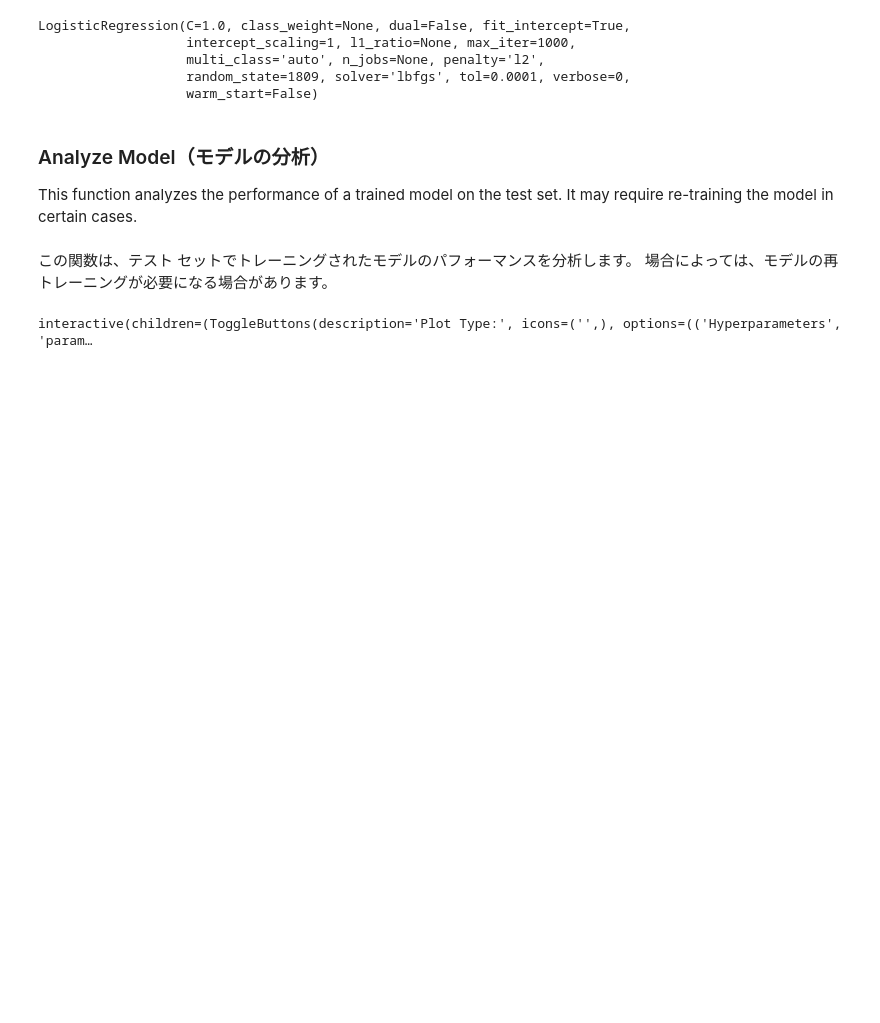
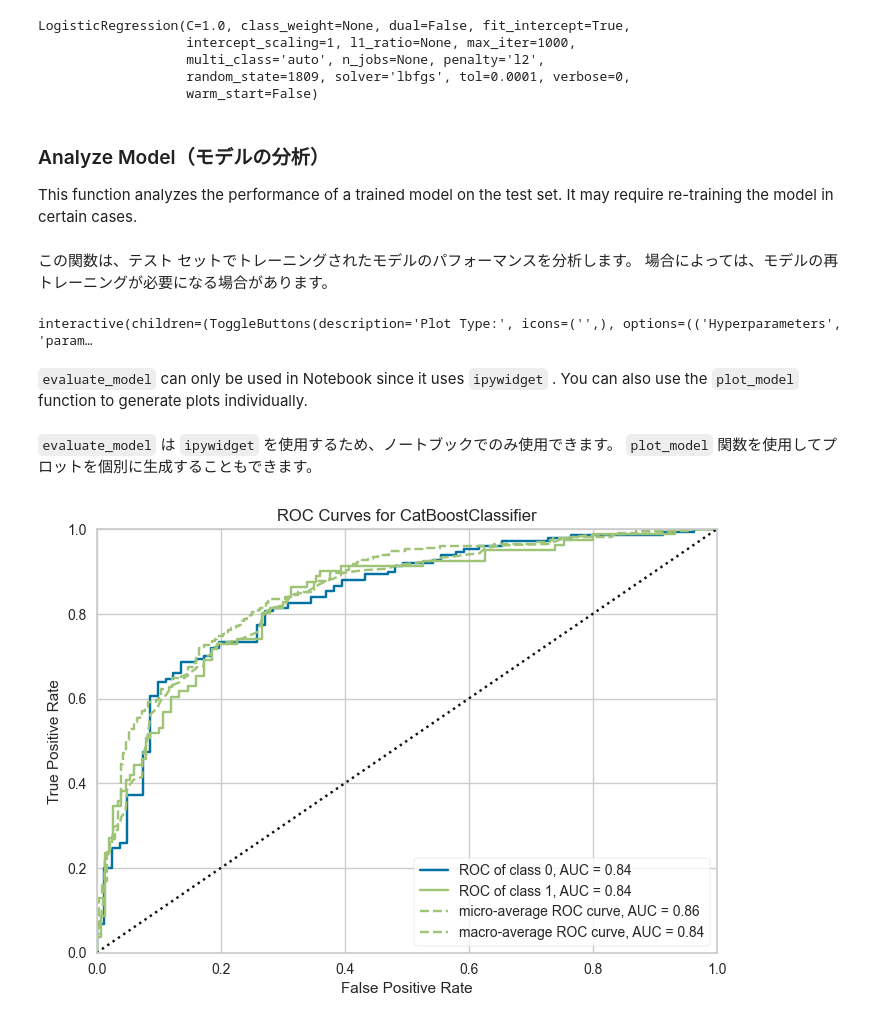
Before and after one commit to ginmaruGH/learn-pycaret, a Jupyter notebook: 00_quickstart/classifiction.ipynb, the cells around one changed output. Cells and saved outputs as stored; diff of their text form; code cells hidden in the pictures; blank space fills up the shorter version.

```diff
--- a/00_quickstart/classifiction.ipynb
+++ b/00_quickstart/classifiction.ipynb
@@ -102,3 +106,11 @@ This function analyzes the performance of a trained model on the test set. It ma
 evaluate_model(best)
 # %% [output]
 interactive(children=(ToggleButtons(description='Plot Type:', icons=('',), options=(('Hyperparameters', 'param…
+# %% [markdown]
+`evaluate_model` can only be used in Notebook since it uses `ipywidget` . You can also use the `plot_model` function to generate plots individually.
+# %% [markdown]
+`evaluate_model` は `ipywidget` を使用するため、ノートブックでのみ使用できます。 `plot_model` 関数を使用してプロットを個別に生成することもできます。
+# %%
+plot_model(best, plot="auc")
+# %% [output]
+[figure, added]
```
Also changed, not shown: parts of 21 cells of this notebook, 9 other files.
